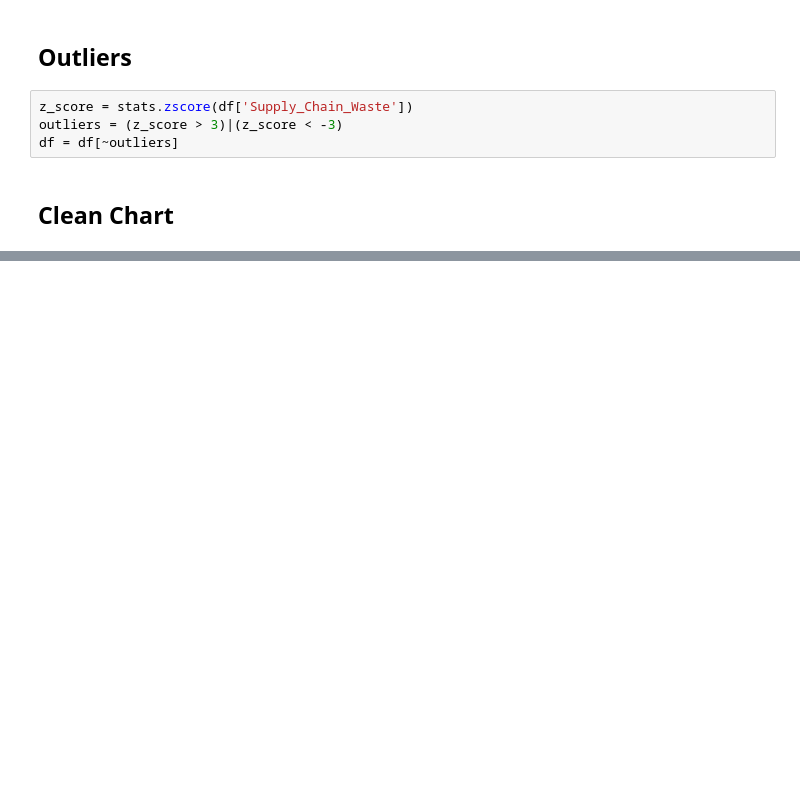
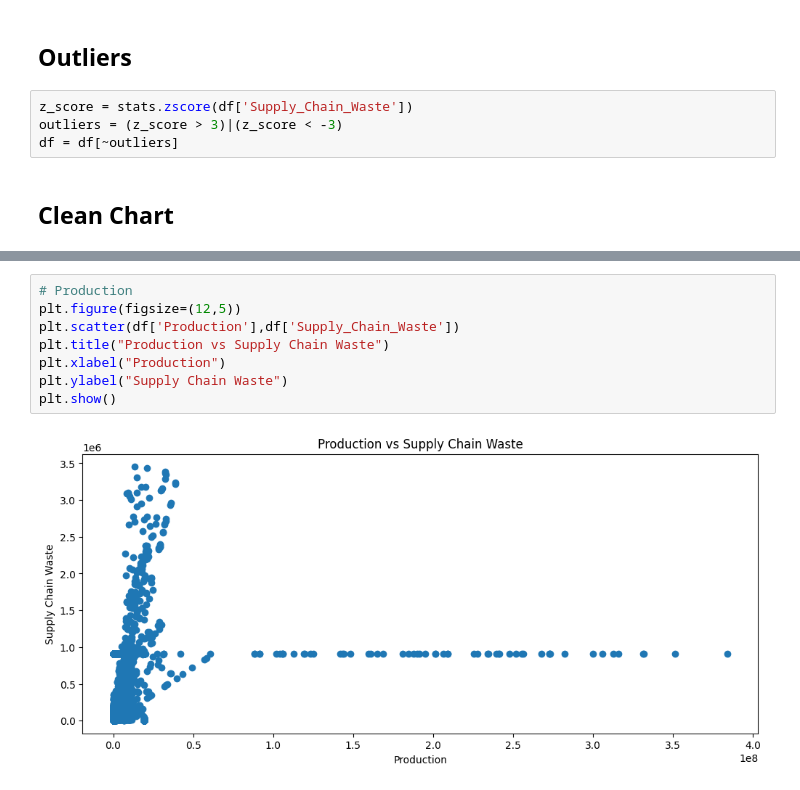
Before and after one commit to OrbitGNX/2-Food-Supply-Chain-Waste---Data-Analytics, a Jupyter notebook: food-supply-chain-waste-da.ipynb, the cells around one changed output, grey strips where cells are left out. Drawn from its saved outputs; the diff is of its cells as text; blank space fills up the shorter version.

```diff
--- a/food-supply-chain-waste-da.ipynb
+++ b/food-supply-chain-waste-da.ipynb
@@ -454,0 +473,10 @@ df = df[~outliers]
+# %%
+# Production
+plt.figure(figsize=(12,5))
+plt.scatter(df['Production'],df['Supply_Chain_Waste'])
+plt.title("Production vs Supply Chain Waste")
+plt.xlabel("Production")
+plt.ylabel("Supply Chain Waste")
+plt.show()
+# %% [output]
+[figure, added]
```
Also changed, not shown: parts of 11 cells of this notebook.
